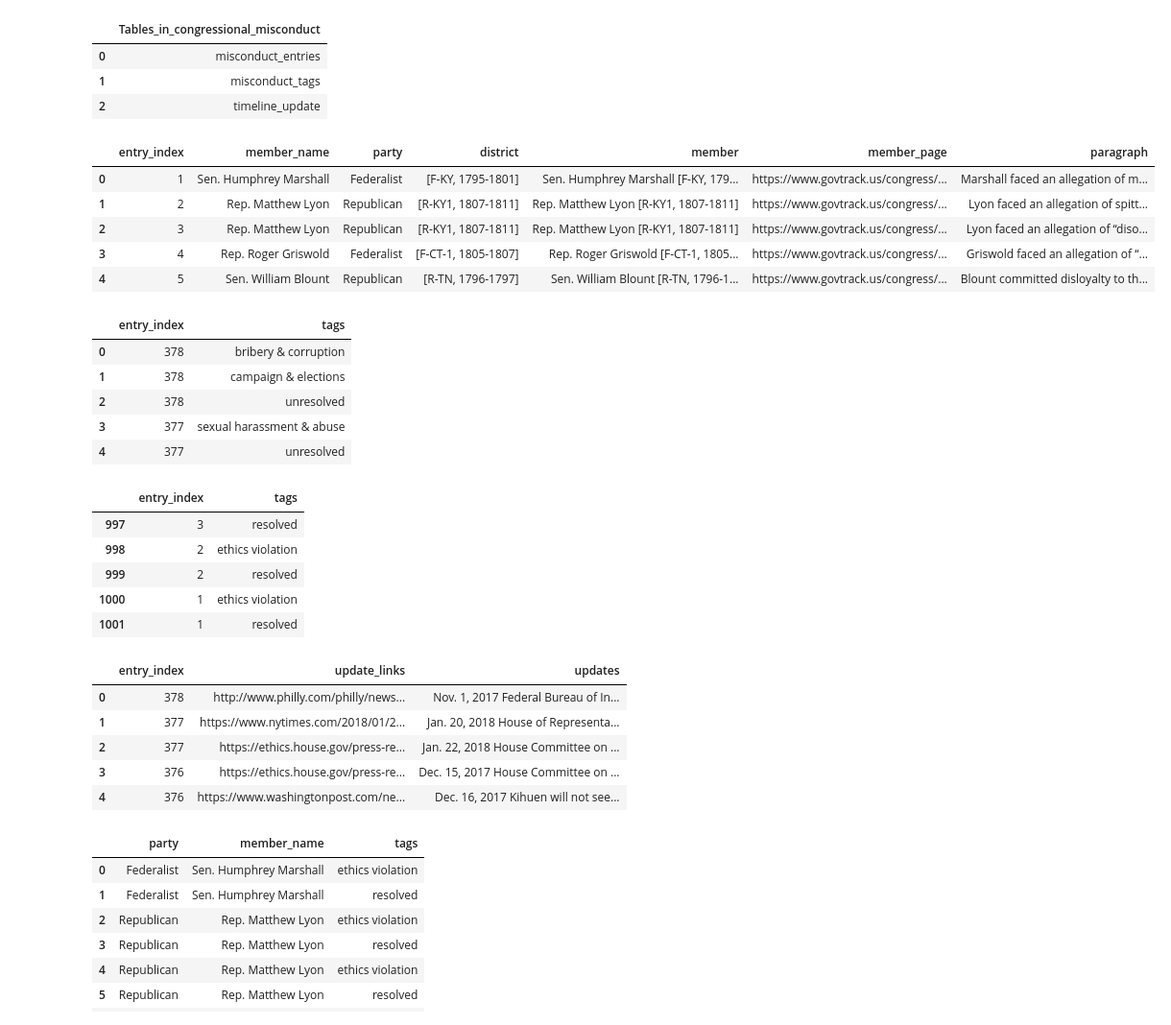
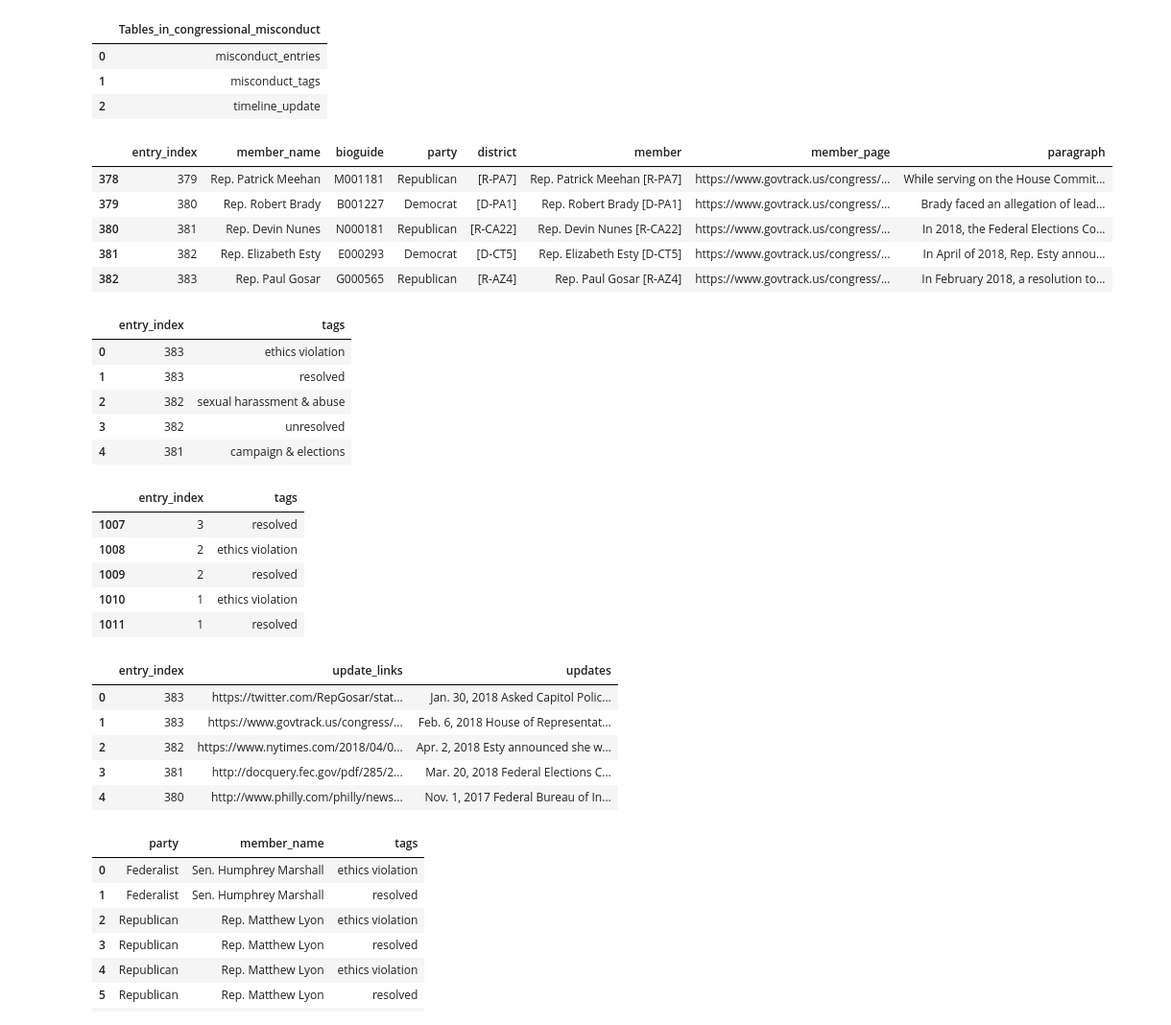
Before and after one commit to qcx201-nyu/PPDS, a Jupyter notebook: Xie_PPDS_HW3.ipynb, the cells around one changed output. Shown: that part at 96% size. Drawn from its saved outputs; the diff is of its cells as text; code cells hidden in the pictures.

```diff
--- a/Xie_PPDS_HW3.ipynb
+++ b/Xie_PPDS_HW3.ipynb
@@ -176,14 +203,19 @@ df[['member','member_name','district','party']].head()
 ### Creating SQL Database and Tables
 # %%
 from sqlalchemy import create_engine
+from IPython.display import clear_output as clear
 
 conn_string = 'mysql://{user}:{password}@{host}:{port}/?charset=utf8'.format(
     user     = 'root',
-    password = 'dwdstudent2015',
+    password = input('password'),
     host     = '127.0.0.01',
     port     = 3306,
     encoding = 'utf-8'
 )
+
+clear()
+
+pw = 'dwdstudent2015'
 engine = create_engine(conn_string)
 # %%
 engine.execute('CREATE DATABASE IF NOT EXISTS congressional_misconduct')
@@ -302,39 +342,39 @@ tags_sql = pd.read_sql(query,con=engine)
 query = '''SELECT * FROM timeline_update'''
 timeline_sql = pd.read_sql(query,con=engine)
 # %%
-entries_sql.head()
+entries_sql.tail()
 # %% [output]
-|  | entry_index | member_name | party | district | member | member_page | paragraph |
-| 0 | 1 | Sen. Humphrey Marshall | Federalist | [F-KY, 1795-1801] | Sen. Humphrey Marshall [F-KY, 179... | https://www.govtrack.us/congress/... | Marshall faced an allegation of m... |
-| 1 | 2 | Rep. Matthew Lyon | Republican | [R-KY1, 1807-1811] | Rep. Matthew Lyon [R-KY1, 1807-1811] | https://www.govtrack.us/congress/... | Lyon faced an allegation of spitt... |
-| 2 | 3 | Rep. Matthew Lyon | Republican | [R-KY1, 1807-1811] | Rep. Matthew Lyon [R-KY1, 1807-1811] | https://www.govtrack.us/congress/... | Lyon faced an allegation of “diso... |
-| 3 | 4 | Rep. Roger Griswold | Federalist | [F-CT-1, 1805-1807] | Rep. Roger Griswold [F-CT-1, 1805... | https://www.govtrack.us/congress/... | Griswold faced an allegation of “... |
-| 4 | 5 | Sen. William Blount | Republican | [R-TN, 1796-1797] | Sen. William Blount [R-TN, 1796-1... | https://www.govtrack.us/congress/... | Blount committed disloyalty to th... |
+|  | entry_index | member_name | bioguide | party | district | member | member_page | paragraph |
+| 378 | 379 | Rep. Patrick Meehan | M001181 | Republican | [R-PA7] | Rep. Patrick Meehan [R-PA7] | https://www.govtrack.us/congress/... | While serving on the House Commit... |
+| 379 | 380 | Rep. Robert Brady | B001227 | Democrat | [D-PA1] | Rep. Robert Brady [D-PA1] | https://www.govtrack.us/congress/... | Brady faced an allegation of lead... |
+| 380 | 381 | Rep. Devin Nunes | N000181 | Republican | [R-CA22] | Rep. Devin Nunes [R-CA22] | https://www.govtrack.us/congress/... | In 2018, the Federal Elections Co... |
+| 381 | 382 | Rep. Elizabeth Esty | E000293 | Democrat | [D-CT5] | Rep. Elizabeth Esty [D-CT5] | https://www.govtrack.us/congress/... | In April of 2018, Rep. Esty annou... |
+| 382 | 383 | Rep. Paul Gosar | G000565 | Republican | [R-AZ4] | Rep. Paul Gosar [R-AZ4] | https://www.govtrack.us/congress/... | In February 2018, a resolution to... |
 # %%
 display(tags_sql.head())
 display(tags_sql.tail())
 # %% [output]
 |  | entry_index | tags |
-| 0 | 378 | bribery & corruption |
-| 1 | 378 | campaign & elections |
-| 2 | 378 | unresolved |
-| 3 | 377 | sexual harassment & abuse |
-| 4 | 377 | unresolved |
+| 0 | 383 | ethics violation |
+| 1 | 383 | resolved |
+| 2 | 382 | sexual harassment & abuse |
+| 3 | 382 | unresolved |
+| 4 | 381 | campaign & elections |
 |  | entry_index | tags |
-| 997 | 3 | resolved |
-| 998 | 2 | ethics violation |
-| 999 | 2 | resolved |
-| 1000 | 1 | ethics violation |
-| 1001 | 1 | resolved |
+| 1007 | 3 | resolved |
+| 1008 | 2 | ethics violation |
+| 1009 | 2 | resolved |
+| 1010 | 1 | ethics violation |
+| 1011 | 1 | resolved |
 # %%
 display(timeline_sql.head())
 # %% [output]
 |  | entry_index | update_links | updates |
-| 0 | 378 | http://www.philly.com/philly/news... | Nov. 1, 2017 Federal Bureau of In... |
-| 1 | 377 | https://www.nytimes.com/2018/01/2... | Jan. 20, 2018 House of Representa... |
-| 2 | 377 | https://ethics.house.gov/press-re... | Jan. 22, 2018 House Committee on ... |
-| 3 | 376 | https://ethics.house.gov/press-re... | Dec. 15, 2017 House Committee on ... |
-| 4 | 376 | https://www.washingtonpost.com/ne... | Dec. 16, 2017 Kihuen will not see... |
+| 0 | 383 | https://twitter.com/RepGosar/stat... | Jan. 30, 2018 Asked Capitol Polic... |
+| 1 | 383 | https://www.govtrack.us/congress/... | Feb. 6, 2018 House of Representat... |
+| 2 | 382 | https://www.nytimes.com/2018/04/0... | Apr. 2, 2018 Esty announced she w... |
+| 3 | 381 | http://docquery.fec.gov/pdf/285/2... | Mar. 20, 2018 Federal Elections C... |
+| 4 | 380 | http://www.philly.com/philly/news... | Nov. 1, 2017 Federal Bureau of In... |
 # %%
 query = '''SELECT E.party, E.member_name, T.tags
         FROM misconduct_entries E INNER JOIN misconduct_tags T
```
Also changed, not shown: parts of 20 cells of this notebook.
